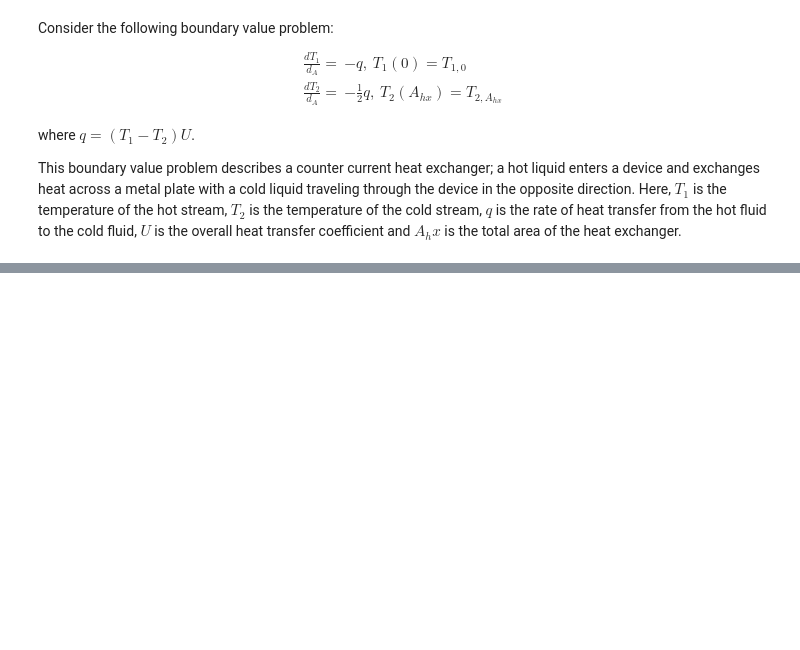
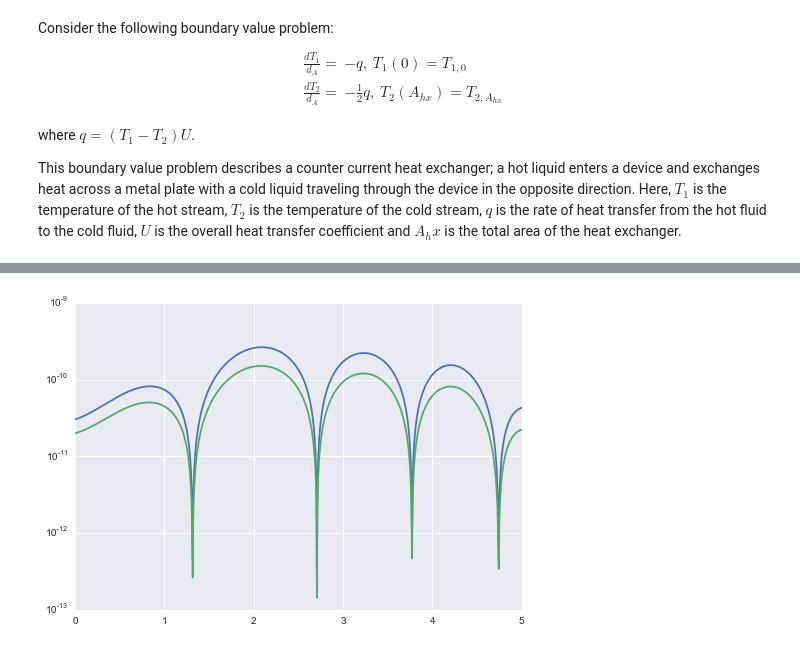
Before and after one commit to davidrpugh/pyCollocation, a Jupyter notebook: examples/heat-exchanger.ipynb, the cells around one changed output, grey strips where cells are left out. Drawn from its saved outputs; the diff is of its cells as text; code cells hidden in the pictures; blank space fills up the shorter version.

```diff
--- a/examples/heat-exchanger.ipynb
+++ b/examples/heat-exchanger.ipynb
@@ -78,0 +60,8 @@ plt.show()
+# %%
+T1_normalized_resids, T2_normalized_resids = solution.normalize_residuals(As)
+plt.plot(As, np.abs(T1_normalized_resids))
+plt.plot(As, np.abs(T2_normalized_resids))
+plt.yscale('log')
+plt.show()
+# %% [output]
+[figure, added]
```
Also changed, not shown: parts of 14 cells of this notebook, 2 other files.
